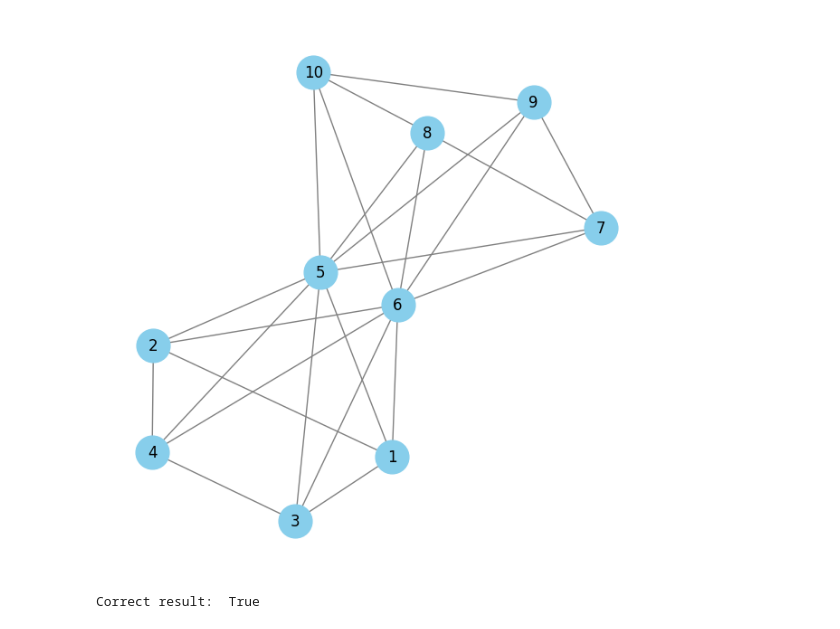
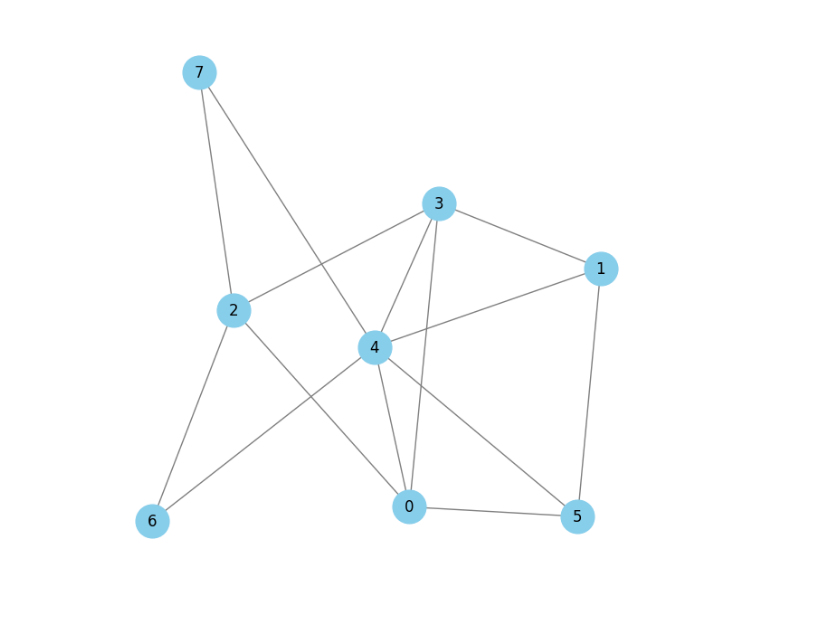
Before and after one commit to carraso7/TFG_code, a Jupyter notebook: example_planarity_stepByStep.ipynb, the cells around one changed output. Cells and saved outputs as stored; diff of their text form; code cells hidden in the pictures.

```diff
--- a/example_planarity_stepByStep.ipynb
+++ b/example_planarity_stepByStep.ipynb
@@ -50,18 +15,13 @@ Seed:  1966
 # %%
 # TAKE GRAPH FROM EXAMPLES
 import graph_examples as examples
 
 graph_examples = examples.GraphExamples.get_examples()
-G = graph_examples[13]
+G = graph_examples[14]
 
 # Draw the graph
 plt.figure(figsize=(6, 6))
 nx.draw(G, with_labels=True, node_color='skyblue', node_size=700, edge_color='gray')
 plt.show()
 # %% [output]
-[figure, old version]
+[figure, new version]
-# %%
-planar, info = planarity_crit.is_planar(G)
-print("Correct result: ", nx.is_planar(G) == planar)
-# %% [output]
-Correct result:  True
```
Also changed, not shown: parts of 9 cells of this notebook, 1 other file.
